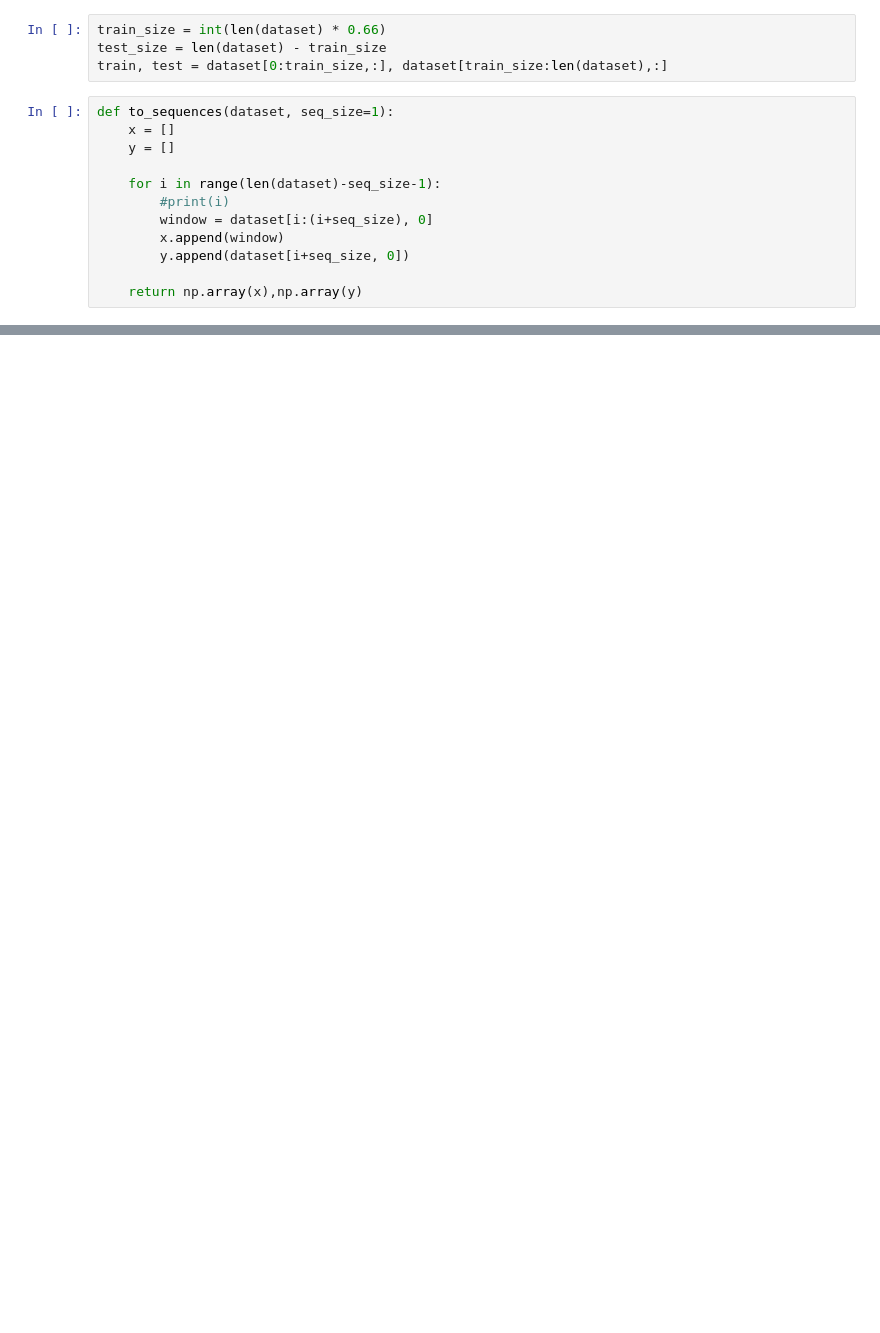
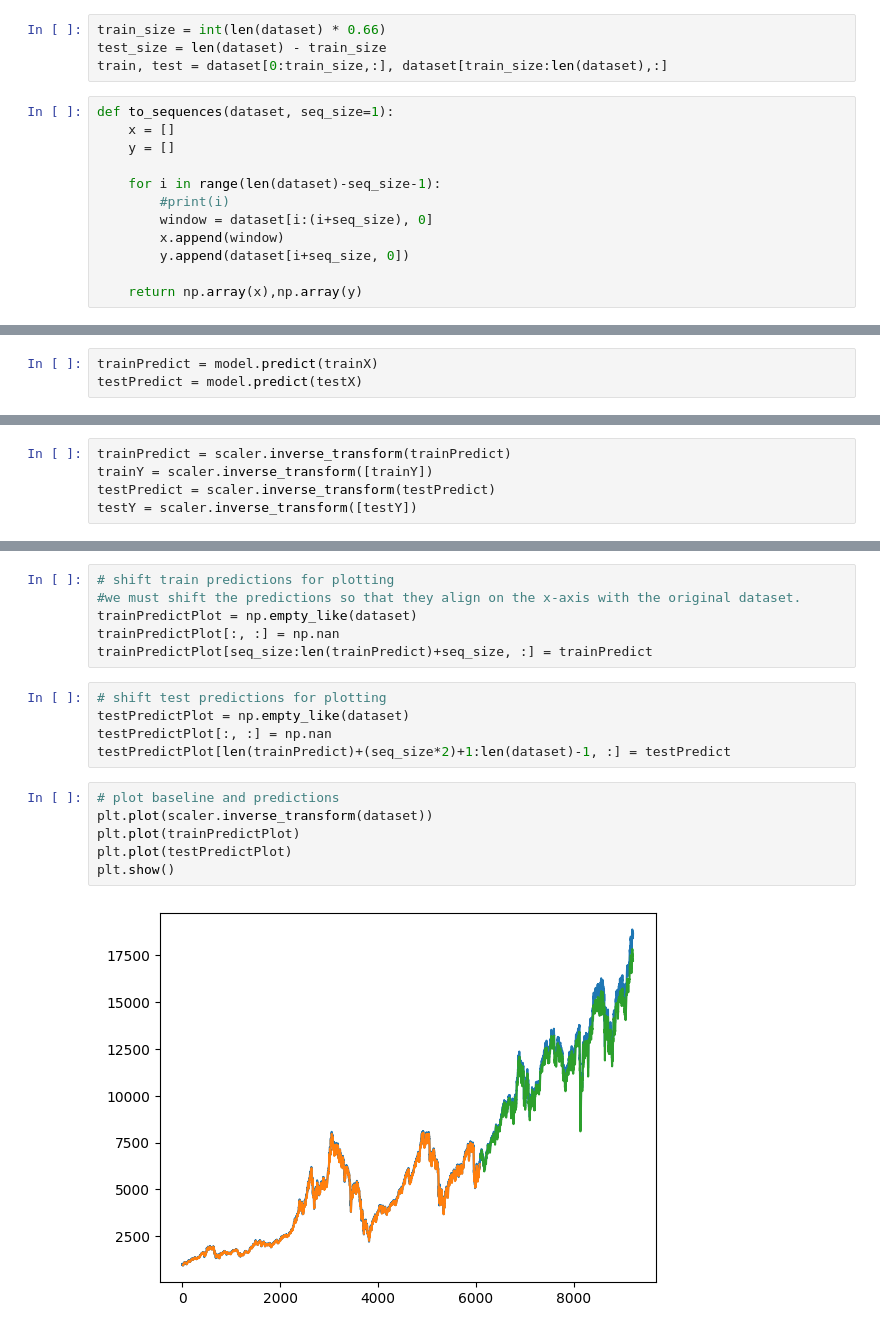
Before and after one commit to RiccardoDAndrea/Bachelor, a Jupyter notebook: main.ipynb, the cells around one changed output, grey strips where cells are left out. Drawn from its saved outputs; the diff is of its cells as text; blank space fills up the shorter version.

```diff
--- a/main.ipynb
+++ b/main.ipynb
@@ -450,0 +493,3 @@ model.fit(trainX, trainY, validation_data=(testX, testY), verbose=2, epochs=100)
+# %%
+trainPredict = model.predict(trainX)
+testPredict = model.predict(testX)
@@ -450,0 +499,5 @@ model.fit(trainX, trainY, validation_data=(testX, testY), verbose=2, epochs=100)
+# %%
+trainPredict = scaler.inverse_transform(trainPredict)
+trainY = scaler.inverse_transform([trainY])
+testPredict = scaler.inverse_transform(testPredict)
+testY = scaler.inverse_transform([testY])
@@ -450,0 +518,19 @@ model.fit(trainX, trainY, validation_data=(testX, testY), verbose=2, epochs=100)
+# %%
+# shift train predictions for plotting
+#we must shift the predictions so that they align on the x-axis with the original dataset.
+trainPredictPlot = np.empty_like(dataset)
+trainPredictPlot[:, :] = np.nan
+trainPredictPlot[seq_size:len(trainPredict)+seq_size, :] = trainPredict
+# %%
+# shift test predictions for plotting
+testPredictPlot = np.empty_like(dataset)
+testPredictPlot[:, :] = np.nan
+testPredictPlot[len(trainPredict)+(seq_size*2)+1:len(dataset)-1, :] = testPredict
+# %%
+# plot baseline and predictions
+plt.plot(scaler.inverse_transform(dataset))
+plt.plot(trainPredictPlot)
+plt.plot(testPredictPlot)
+plt.show()
+# %% [output]
+[figure, added]
```
Also changed, not shown: parts of 10 cells of this notebook, 1 other file.
